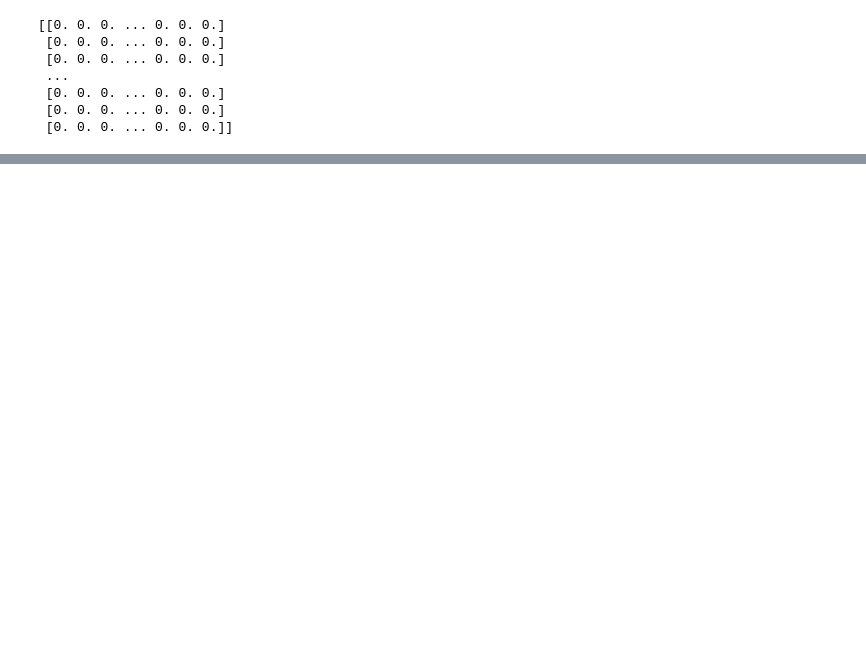
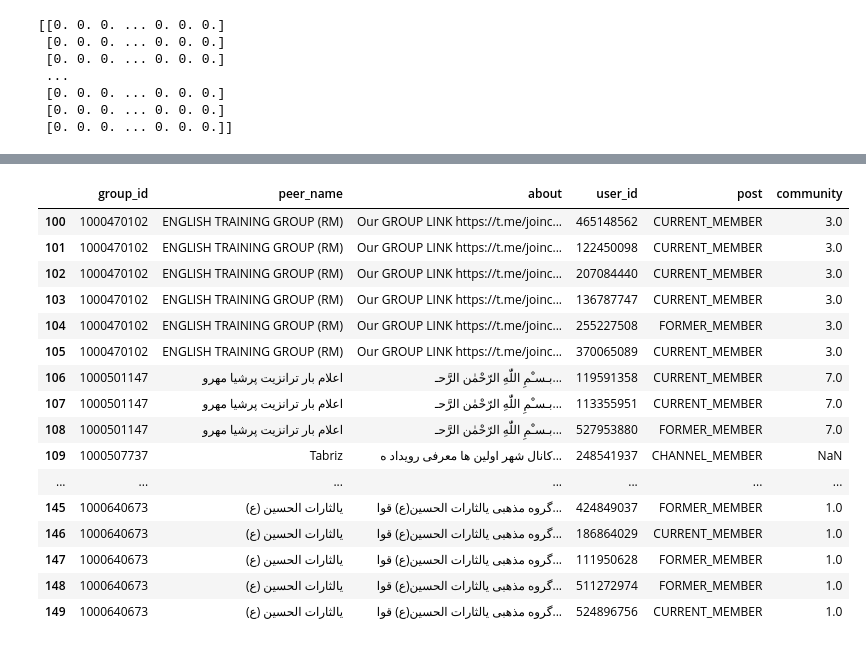
Before and after one commit to abolfazlabouei/telegram-community, a Jupyter notebook: build_df.ipynb, the cells around one changed output, grey strips where cells are left out. Cells and saved outputs as stored; diff of their text form; code cells hidden in the pictures; blank space fills up the shorter version.

```diff
--- a/build_df.ipynb
+++ b/build_df.ipynb
@@ -268,0 +437,20 @@ print(tfidf_matrix_array)
+# %%
+sub_merged.head(50)
+# %% [output]
+|  | group_id | peer_name | about | user_id | post | community |
+| 100 | 1000470102 | ENGLISH TRAINING GROUP (RM) | Our GROUP LINK https://t.me/joinc... | 465148562 | CURRENT_MEMBER | 3.0 |
+| 101 | 1000470102 | ENGLISH TRAINING GROUP (RM) | Our GROUP LINK https://t.me/joinc... | 122450098 | CURRENT_MEMBER | 3.0 |
+| 102 | 1000470102 | ENGLISH TRAINING GROUP (RM) | Our GROUP LINK https://t.me/joinc... | 207084440 | CURRENT_MEMBER | 3.0 |
+| 103 | 1000470102 | ENGLISH TRAINING GROUP (RM) | Our GROUP LINK https://t.me/joinc... | 136787747 | CURRENT_MEMBER | 3.0 |
+| 104 | 1000470102 | ENGLISH TRAINING GROUP (RM) | Our GROUP LINK https://t.me/joinc... | 255227508 | FORMER_MEMBER | 3.0 |
+| 105 | 1000470102 | ENGLISH TRAINING GROUP (RM) | Our GROUP LINK https://t.me/joinc... | 370065089 | CURRENT_MEMBER | 3.0 |
+| 106 | 1000501147 | اعلام بار ترانزیت پرشیا مهرو | بـسـْمِ اللّٰهِ الرّحْمٰن الرَّحـ... | 119591358 | CURRENT_MEMBER | 7.0 |
+| 107 | 1000501147 | اعلام بار ترانزیت پرشیا مهرو | بـسـْمِ اللّٰهِ الرّحْمٰن الرَّحـ... | 113355951 | CURRENT_MEMBER | 7.0 |
+| 108 | 1000501147 | اعلام بار ترانزیت پرشیا مهرو | بـسـْمِ اللّٰهِ الرّحْمٰن الرَّحـ... | 527953880 | FORMER_MEMBER | 7.0 |
+| 109 | 1000507737 | Tabriz | کانال شهر اولین ها معرفی رویداد ه... | 248541937 | CHANNEL_MEMBER | NaN |
+| ... | ... | ... | ... | ... | ... | ... |
+| 145 | 1000640673 | یالثارات الحسین (ع) | گروه مذهبی یالثارات الحسین(ع) قوا... | 424849037 | FORMER_MEMBER | 1.0 |
+| 146 | 1000640673 | یالثارات الحسین (ع) | گروه مذهبی یالثارات الحسین(ع) قوا... | 186864029 | CURRENT_MEMBER | 1.0 |
+| 147 | 1000640673 | یالثارات الحسین (ع) | گروه مذهبی یالثارات الحسین(ع) قوا... | 111950628 | FORMER_MEMBER | 1.0 |
+| 148 | 1000640673 | یالثارات الحسین (ع) | گروه مذهبی یالثارات الحسین(ع) قوا... | 511272974 | FORMER_MEMBER | 1.0 |
+| 149 | 1000640673 | یالثارات الحسین (ع) | گروه مذهبی یالثارات الحسین(ع) قوا... | 524896756 | CURRENT_MEMBER | 1.0 |
```
Also changed, not shown: parts of 12 cells of this notebook.
